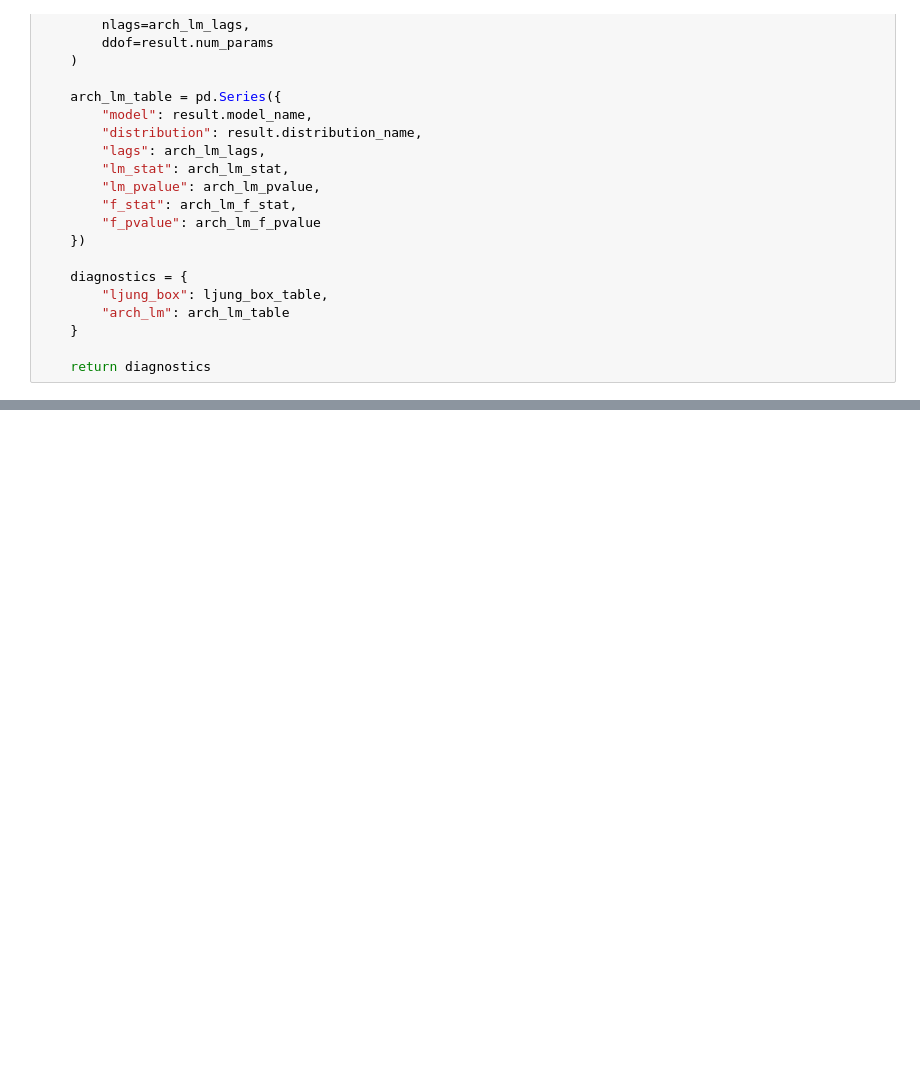
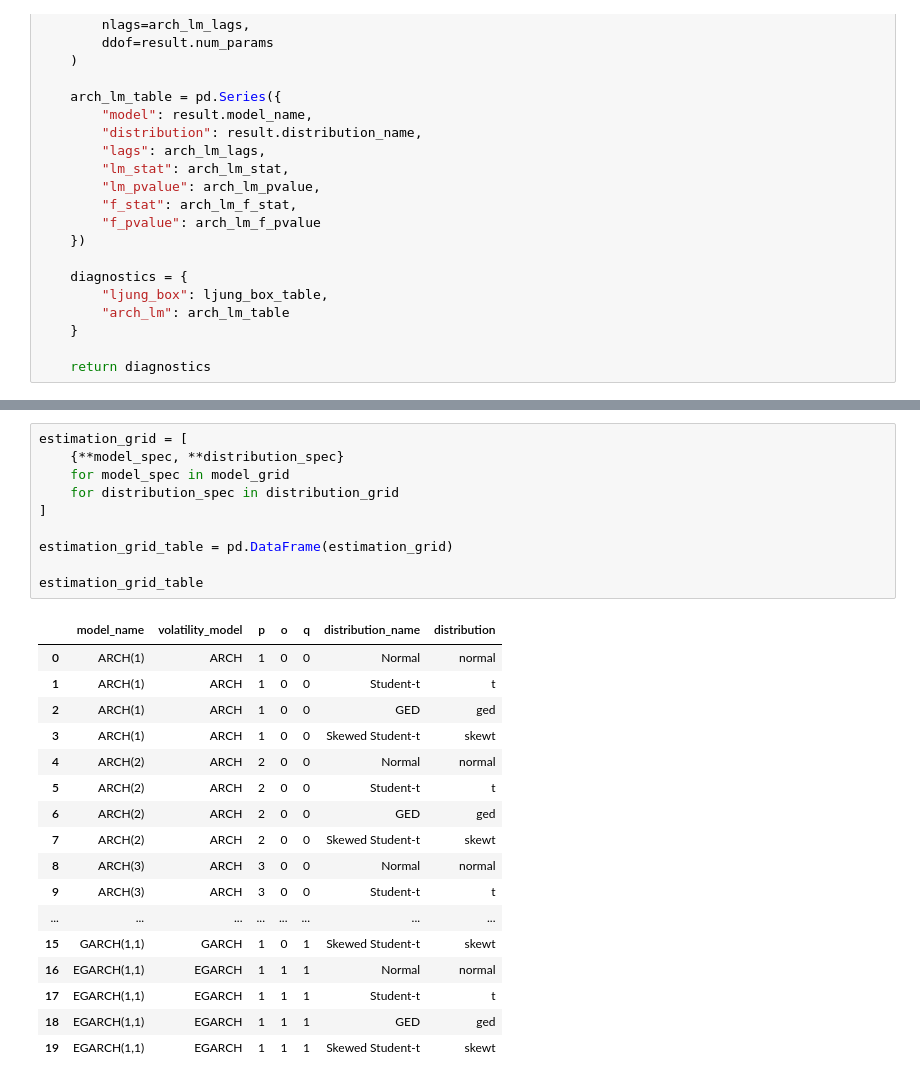
Before and after one commit to matthijs174/project, a Jupyter notebook: notebooks/02_model_estimation_and_forecasting.ipynb, the cells around one changed output, grey strips where cells are left out. Drawn from its saved outputs; the diff is of its cells as text; blank space fills up the shorter version.

```diff
--- a/notebooks/02_model_estimation_and_forecasting.ipynb
+++ b/notebooks/02_model_estimation_and_forecasting.ipynb
@@ -488,0 +553,28 @@ dtype: object
+# %%
+estimation_grid = [
+    {**model_spec, **distribution_spec}
+    for model_spec in model_grid
+    for distribution_spec in distribution_grid
+]
+
+estimation_grid_table = pd.DataFrame(estimation_grid)
+
+estimation_grid_table
+# %% [output]
+|  | model_name | volatility_model | p | o | q | distribution_name | distribution |
+| 0 | ARCH(1) | ARCH | 1 | 0 | 0 | Normal | normal |
+| 1 | ARCH(1) | ARCH | 1 | 0 | 0 | Student-t | t |
+| 2 | ARCH(1) | ARCH | 1 | 0 | 0 | GED | ged |
+| 3 | ARCH(1) | ARCH | 1 | 0 | 0 | Skewed Student-t | skewt |
+| 4 | ARCH(2) | ARCH | 2 | 0 | 0 | Normal | normal |
+| 5 | ARCH(2) | ARCH | 2 | 0 | 0 | Student-t | t |
+| 6 | ARCH(2) | ARCH | 2 | 0 | 0 | GED | ged |
+| 7 | ARCH(2) | ARCH | 2 | 0 | 0 | Skewed Student-t | skewt |
+| 8 | ARCH(3) | ARCH | 3 | 0 | 0 | Normal | normal |
+| 9 | ARCH(3) | ARCH | 3 | 0 | 0 | Student-t | t |
+| ... | ... | ... | ... | ... | ... | ... | ... |
+| 15 | GARCH(1,1) | GARCH | 1 | 0 | 1 | Skewed Student-t | skewt |
+| 16 | EGARCH(1,1) | EGARCH | 1 | 1 | 1 | Normal | normal |
+| 17 | EGARCH(1,1) | EGARCH | 1 | 1 | 1 | Student-t | t |
+| 18 | EGARCH(1,1) | EGARCH | 1 | 1 | 1 | GED | ged |
+| 19 | EGARCH(1,1) | EGARCH | 1 | 1 | 1 | Skewed Student-t | skewt |
```
Also changed, not shown: parts of 16 cells of this notebook.
